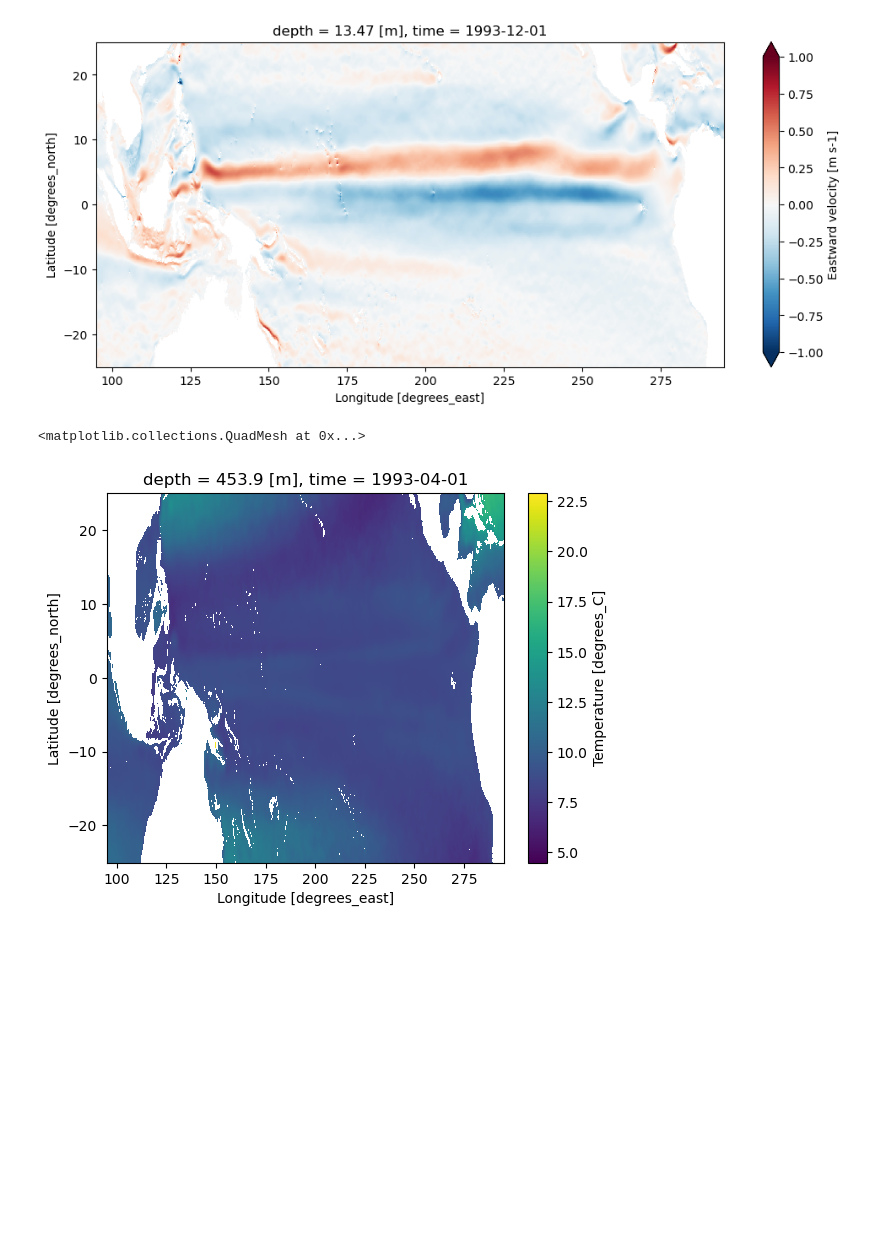
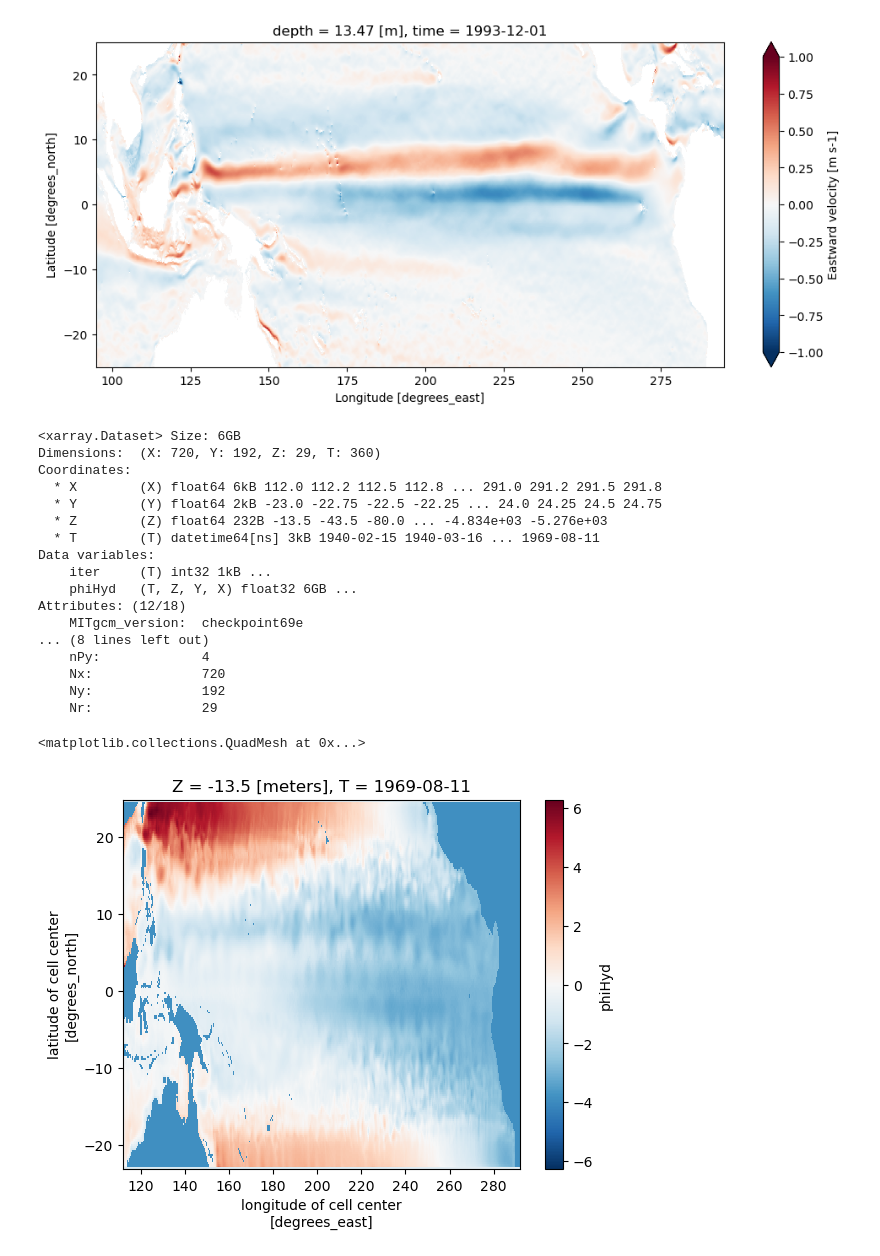
Before and after one commit to FattyZH/eqp-dlfv-mitgcm-era5, a Jupyter notebook: script/ana_251013.ipynb, the cells around one changed output. Cells and saved outputs as stored; diff of their text form; code cells hidden in the pictures; blank space fills up the shorter version.

```diff
--- a/script/ana_251013.ipynb
+++ b/script/ana_251013.ipynb
@@ -108,11 +108,28 @@ Data variables:
 [figure]
 # %%
 import xarray as xr
-import plt.pyplot as plt
-fclim = '../../Data/cmems_climatology_mon.nc'
+import matplotlib.pyplot as plt
+fclim = '../output/251112/dync.nc'
 a = xr.open_dataset(fclim)
-plt.contourf()
-a['thetao'][3,30,].plot()
+display(a)
+a['phiHyd'][-1,0].plot()
 # %% [output]
-<matplotlib.collections.QuadMesh at 0x...>
+<xarray.Dataset> Size: 6GB
+Dimensions:  (X: 720, Y: 192, Z: 29, T: 360)
+Coordinates:
+  * X        (X) float64 6kB 112.0 112.2 112.5 112.8 ... 291.0 291.2 291.5 291.8
+  * Y        (Y) float64 2kB -23.0 -22.75 -22.5 -22.25 ... 24.0 24.25 24.5 24.75
+  * Z        (Z) float64 232B -13.5 -43.5 -80.0 ... -4.834e+03 -5.276e+03
+  * T        (T) datetime64[ns] 3kB 1940-02-15 1940-03-16 ... 1969-08-11
+Data variables:
+    iter     (T) int32 1kB ...
+    phiHyd   (T, Z, Y, X) float32 6GB ...
+Attributes: (12/18)
+    MITgcm_version:  checkpoint69e
+... (8 lines left out)
+    nPy:             4
+    Nx:              720
+    Ny:              192
+    Nr:              29
+<matplotlib.collections.QuadMesh at 0x...>
-[figure, old version]
+[figure, new version]
```
Also changed, not shown: 1 other file.
